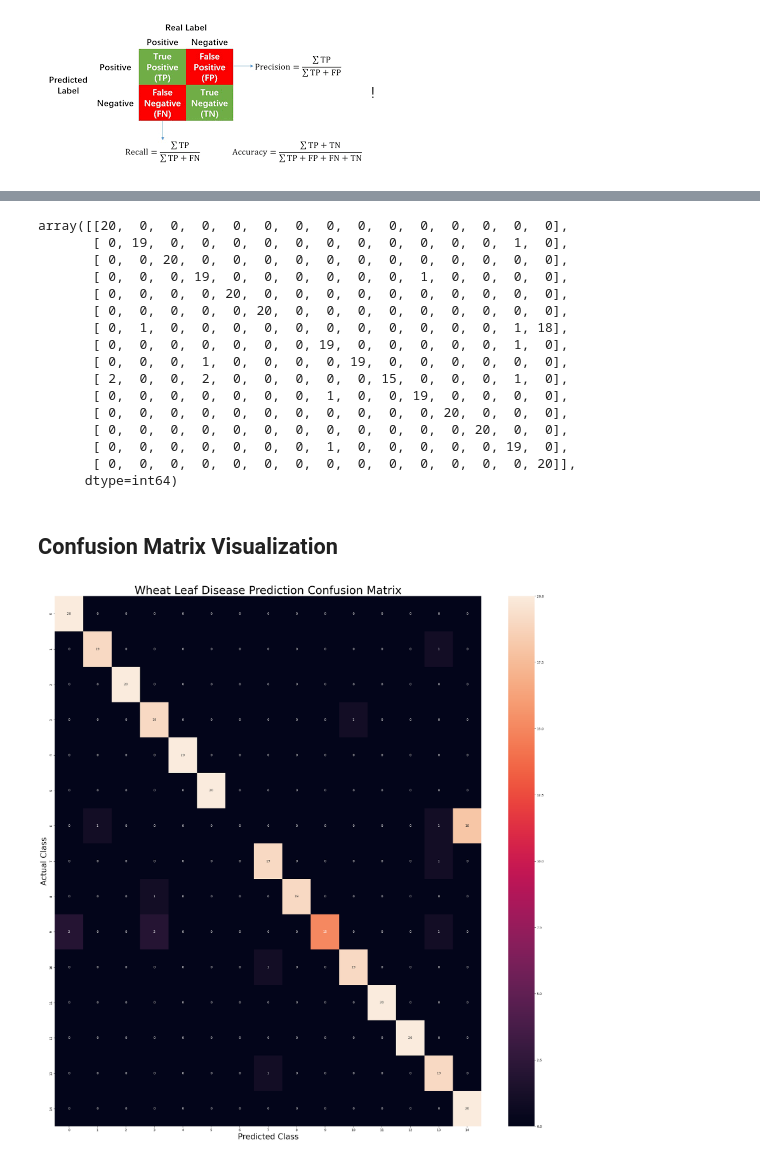
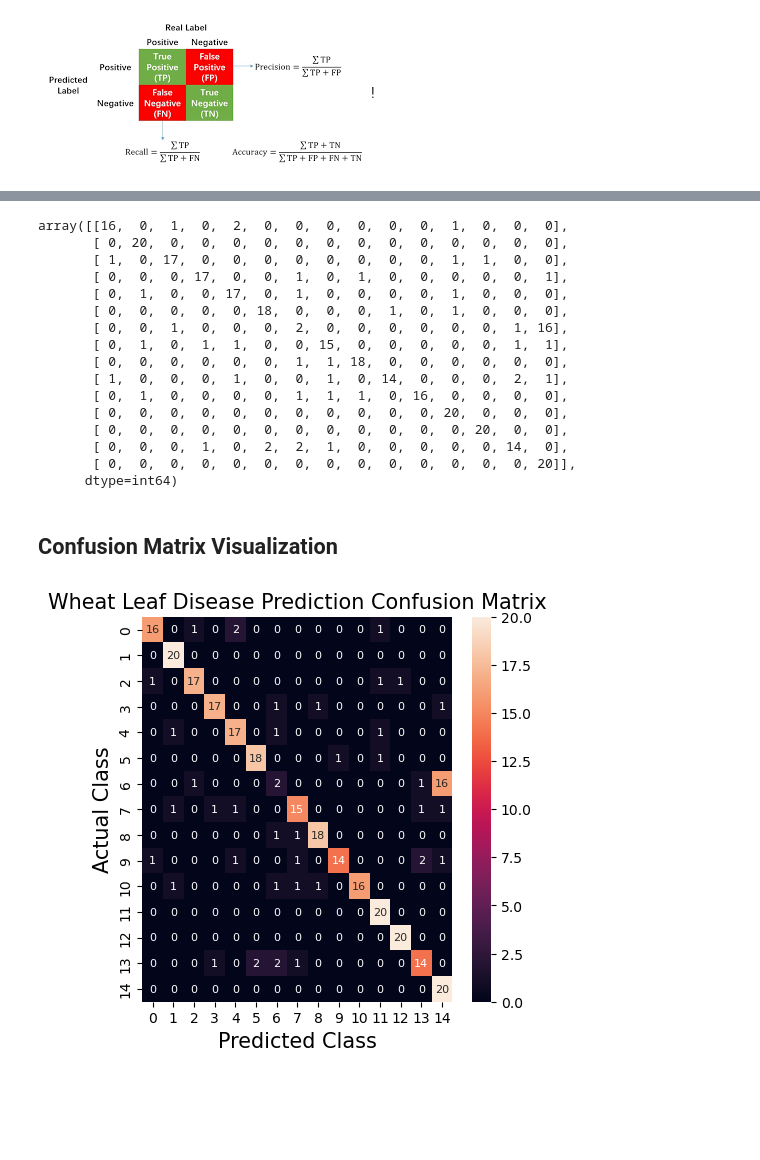
Before and after one commit to SadiiqA3/Plant_Disease_Detection, a Jupyter notebook: data/Train_Plant_Disease.ipynb, the cells around one changed output, grey strips where cells are left out. Saved outputs shown, nothing was run; the diff lists cells and outputs as text; code cells hidden in the pictures; blank space fills up the shorter version.

```diff
--- a/data/Train_Plant_Disease.ipynb
+++ b/data/Train_Plant_Disease.ipynb
@@ -30,3 +32,15 @@ Found 13104 files belonging to 15 classes.
+# %%
+# Data Augmentation - milder settings
+data_augmentation = tf.keras.Sequential([
+    tf.keras.layers.RandomFlip("horizontal"),
+    tf.keras.layers.RandomRotation(0.1),
+    tf.keras.layers.RandomZoom(0.1),
+])
+
+# Apply augmentation to training set only
+training_set = training_set.map(
+    lambda x, y: (data_augmentation(x, training=True), y)
+)
 # %% [markdown]
 ## Validation Image Preprocessing
 # %%
@@ -391,31 +405,31 @@ fusarium_head_blight_valid       1.00      1.00      1.00        20
 cm = confusion_matrix(Y_true,predicted_categories)
 cm
 # %% [output]
-array([[20,  0,  0,  0,  0,  0,  0,  0,  0,  0,  0,  0,  0,  0,  0],
-       [ 0, 19,  0,  0,  0,  0,  0,  0,  0,  0,  0,  0,  0,  1,  0],
-       [ 0,  0, 20,  0,  0,  0,  0,  0,  0,  0,  0,  0,  0,  0,  0],
-       [ 0,  0,  0, 19,  0,  0,  0,  0,  0,  0,  1,  0,  0,  0,  0],
-       [ 0,  0,  0,  0, 20,  0,  0,  0,  0,  0,  0,  0,  0,  0,  0],
-       [ 0,  0,  0,  0,  0, 20,  0,  0,  0,  0,  0,  0,  0,  0,  0],
-       [ 0,  1,  0,  0,  0,  0,  0,  0,  0,  0,  0,  0,  0,  1, 18],
-       [ 0,  0,  0,  0,  0,  0,  0, 19,  0,  0,  0,  0,  0,  1,  0],
-       [ 0,  0,  0,  1,  0,  0,  0,  0, 19,  0,  0,  0,  0,  0,  0],
-       [ 2,  0,  0,  2,  0,  0,  0,  0,  0, 15,  0,  0,  0,  1,  0],
-       [ 0,  0,  0,  0,  0,  0,  0,  1,  0,  0, 19,  0,  0,  0,  0],
+array([[16,  0,  1,  0,  2,  0,  0,  0,  0,  0,  0,  1,  0,  0,  0],
+       [ 0, 20,  0,  0,  0,  0,  0,  0,  0,  0,  0,  0,  0,  0,  0],
+       [ 1,  0, 17,  0,  0,  0,  0,  0,  0,  0,  0,  1,  1,  0,  0],
+       [ 0,  0,  0, 17,  0,  0,  1,  0,  1,  0,  0,  0,  0,  0,  1],
+       [ 0,  1,  0,  0, 17,  0,  1,  0,  0,  0,  0,  1,  0,  0,  0],
+       [ 0,  0,  0,  0,  0, 18,  0,  0,  0,  1,  0,  1,  0,  0,  0],
+       [ 0,  0,  1,  0,  0,  0,  2,  0,  0,  0,  0,  0,  0,  1, 16],
+       [ 0,  1,  0,  1,  1,  0,  0, 15,  0,  0,  0,  0,  0,  1,  1],
+       [ 0,  0,  0,  0,  0,  0,  1,  1, 18,  0,  0,  0,  0,  0,  0],
+       [ 1,  0,  0,  0,  1,  0,  0,  1,  0, 14,  0,  0,  0,  2,  1],
+       [ 0,  1,  0,  0,  0,  0,  1,  1,  1,  0, 16,  0,  0,  0,  0],
        [ 0,  0,  0,  0,  0,  0,  0,  0,  0,  0,  0, 20,  0,  0,  0],
        [ 0,  0,  0,  0,  0,  0,  0,  0,  0,  0,  0,  0, 20,  0,  0],
-       [ 0,  0,  0,  0,  0,  0,  0,  1,  0,  0,  0,  0,  0, 19,  0],
+       [ 0,  0,  0,  1,  0,  2,  2,  1,  0,  0,  0,  0,  0, 14,  0],
        [ 0,  0,  0,  0,  0,  0,  0,  0,  0,  0,  0,  0,  0,  0, 20]],
       dtype=int64)
 # %% [markdown]
 ## Confusion Matrix Visualization
 # %%
-plt.figure(figsize=(30, 30))
-sns.heatmap(cm,annot=True,annot_kws={"size": 10})
+plt.figure(figsize=(5, 5))
+sns.heatmap(cm,annot=True,annot_kws={"size": 8})
 
-plt.xlabel('Predicted Class',fontsize = 25)
-plt.ylabel('Actual Class',fontsize = 25)
-plt.title('Wheat Leaf Disease Prediction Confusion Matrix',fontsize = 35)
+plt.xlabel('Predicted Class',fontsize = 15)
+plt.ylabel('Actual Class',fontsize = 15)
+plt.title('Wheat Leaf Disease Prediction Confusion Matrix',fontsize = 15)
 plt.show()
 # %% [output]
-[figure, old version]
+[figure, new version]
```
Also changed, not shown: parts of 16 cells of this notebook, 5 other files.
